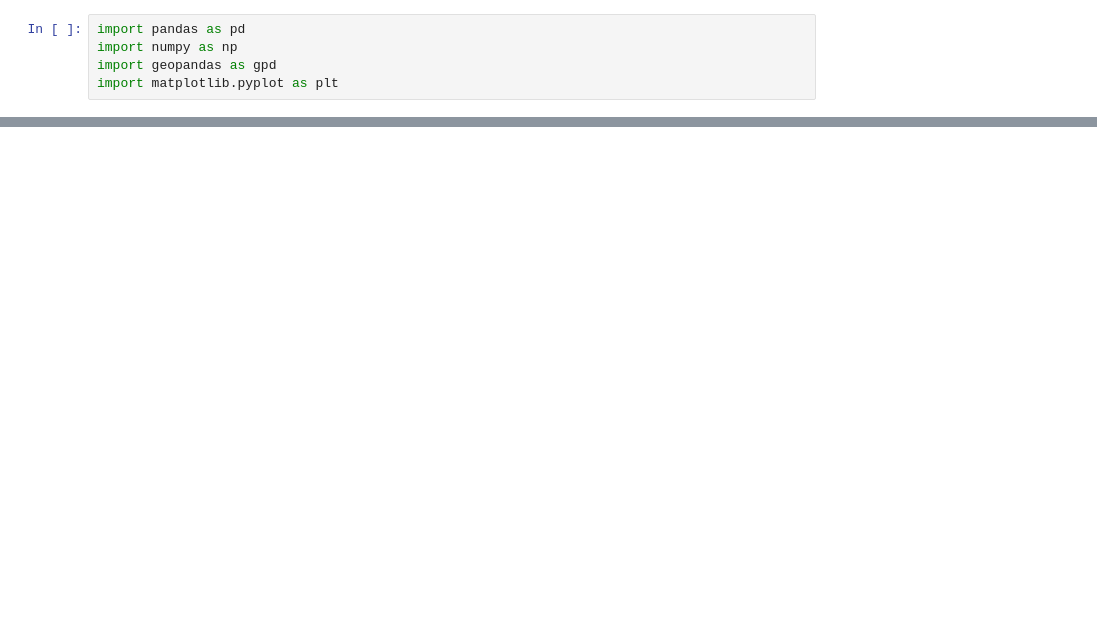
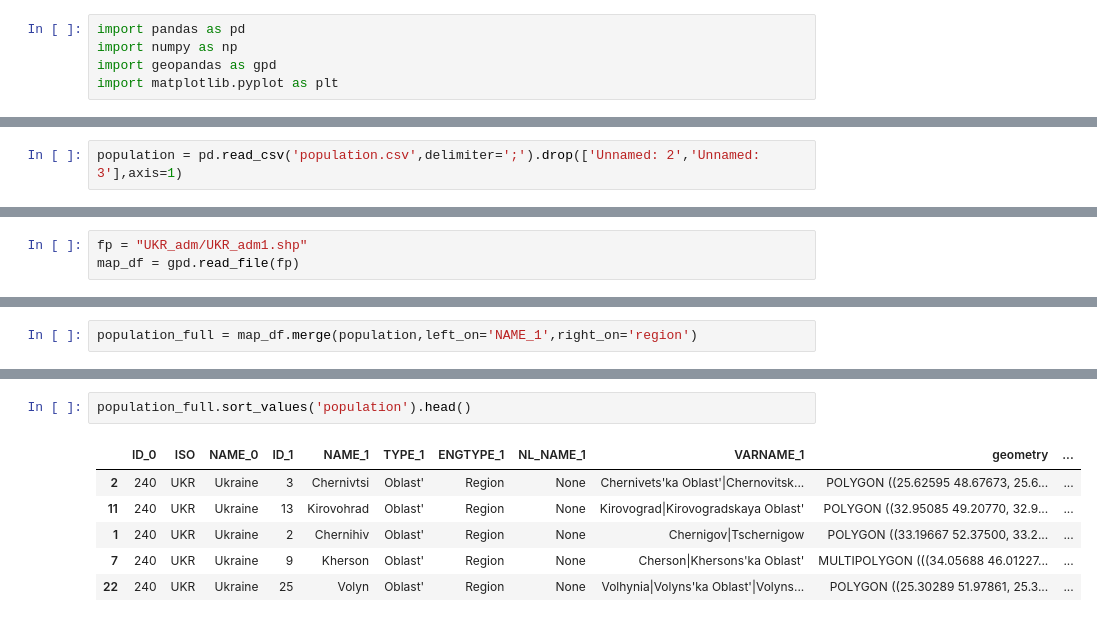
Before and after one commit to sharp000000/population-density, a Jupyter notebook: Population Density.ipynb, the cells around one changed output, grey strips where cells are left out. Saved outputs shown, nothing was run; the diff lists cells and outputs as text; blank space fills up the shorter version.

```diff
--- a/Population Density.ipynb
+++ b/Population Density.ipynb
@@ -33,0 +6,2 @@ world.plot()
+# %%
+population = pd.read_csv('population.csv',delimiter=';').drop(['Unnamed: 2','Unnamed: 3'],axis=1)
@@ -33,0 +17,3 @@ world.plot()
+# %%
+fp = "UKR_adm/UKR_adm1.shp"
+map_df = gpd.read_file(fp)
@@ -33,0 +29,2 @@ world.plot()
+# %%
+population_full = map_df.merge(population,left_on='NAME_1',right_on='region')
@@ -33,0 +45,9 @@ world.plot()
+# %%
+population_full.sort_values('population').head()
+# %% [output]
+|  | ID_0 | ISO | NAME_0 | ID_1 | NAME_1 | TYPE_1 | ENGTYPE_1 | NL_NAME_1 | VARNAME_1 | geometry | ... |
+| 2 | 240 | UKR | Ukraine | 3 | Chernivtsi | Oblast' | Region | None | Chernivets'ka Oblast'|Chernovitsk... | POLYGON ((25.62595 48.67673, 25.6... | ... |
+| 11 | 240 | UKR | Ukraine | 13 | Kirovohrad | Oblast' | Region | None | Kirovograd|Kirovogradskaya Oblast' | POLYGON ((32.95085 49.20770, 32.9... | ... |
+| 1 | 240 | UKR | Ukraine | 2 | Chernihiv | Oblast' | Region | None | Chernigov|Tschernigow | POLYGON ((33.19667 52.37500, 33.2... | ... |
+| 7 | 240 | UKR | Ukraine | 9 | Kherson | Oblast' | Region | None | Cherson|Khersons'ka Oblast' | MULTIPOLYGON (((34.05688 46.01227... | ... |
+| 22 | 240 | UKR | Ukraine | 25 | Volyn | Oblast' | Region | None | Volhynia|Volyns'ka Oblast'|Volyns... | POLYGON ((25.30289 51.97861, 25.3... | ... |
```
Also changed, not shown: parts of 8 cells of this notebook, 1 other file.
